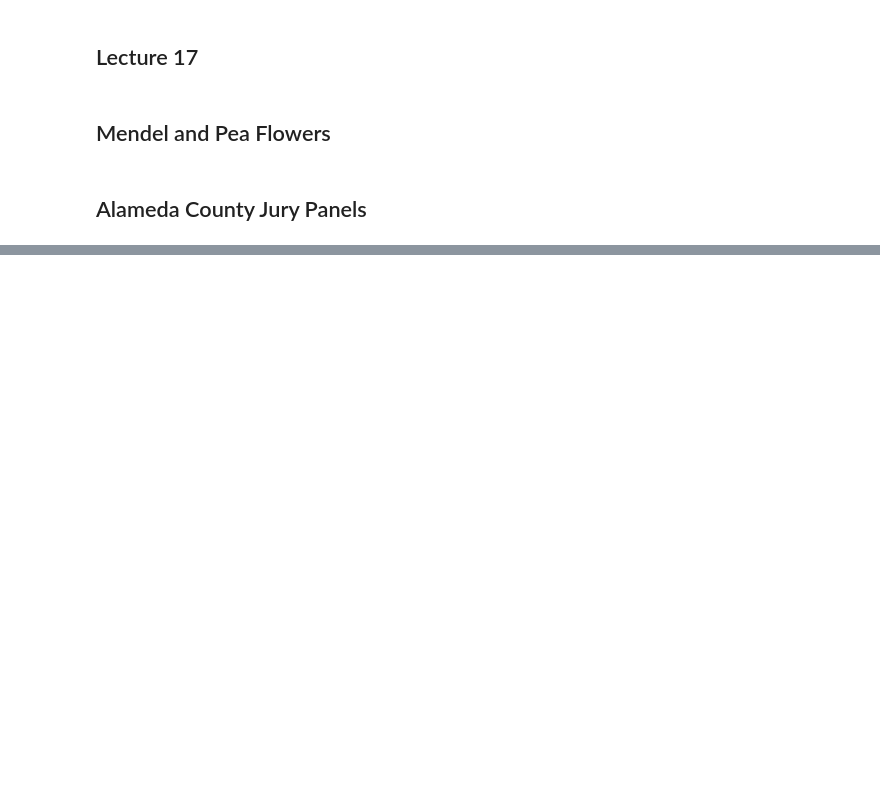
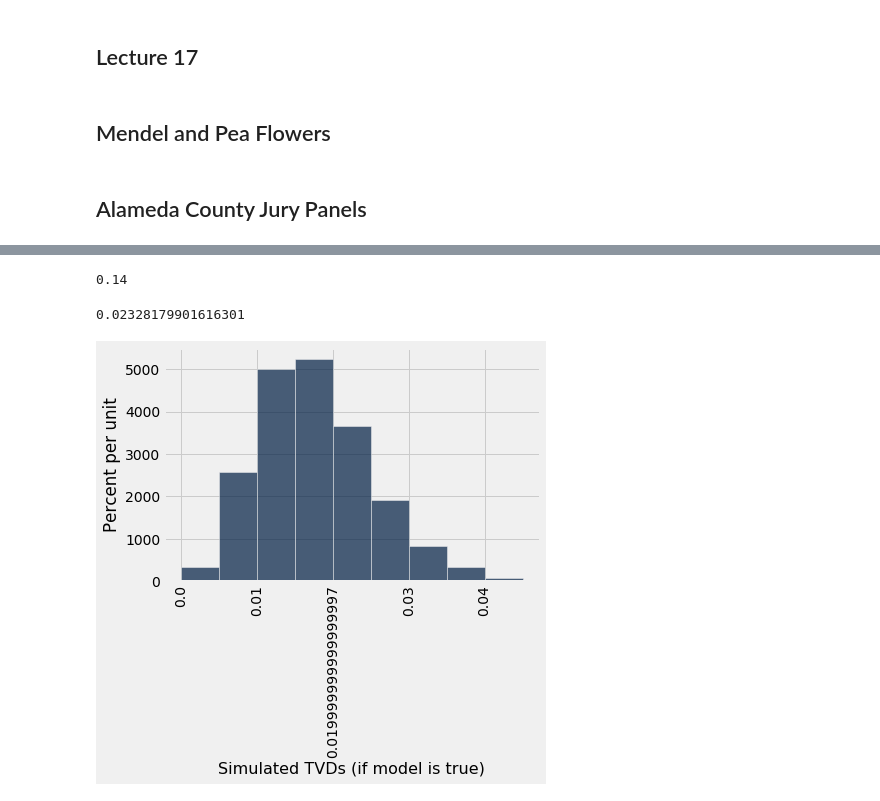
Before and after one commit to data-8/materials-sp19, a Jupyter notebook: lec/lec17.ipynb, the cells around one changed output, grey strips where cells are left out. Drawn from its saved outputs; the diff is of its cells as text; code cells hidden in the pictures; blank space fills up the shorter version.

```diff
--- a/lec/lec17.ipynb
+++ b/lec/lec17.ipynb
@@ -49,0 +87,24 @@ counties
+# %%
+def tvd(dist1, dist2):
+    return sum(abs(dist1 - dist2))/2
+# %%
+tvd(jury.column('Panels'), jury.column('Eligible'))
+# %% [output]
+0.14
+# %%
+tvd(sample_proportions(1423, model), jury.column('Eligible'))
+# %% [output]
+0.02328179901616301
+# %%
+def simulated_tvd(size = 1423):
+    return tvd(sample_proportions(size, model), model)
+
+tvds = make_array()
+
+for i in np.arange(10000):
+    new_tvd = simulated_tvd()
+    tvds = np.append(tvds, new_tvd)
+# %%
+Table().with_column('Simulated TVDs (if model is true)', tvds).hist(bins = np.arange(0, .05, .005))
+# %% [output]
+[figure, added]
```
Also changed, not shown: parts of 9 cells of this notebook.
